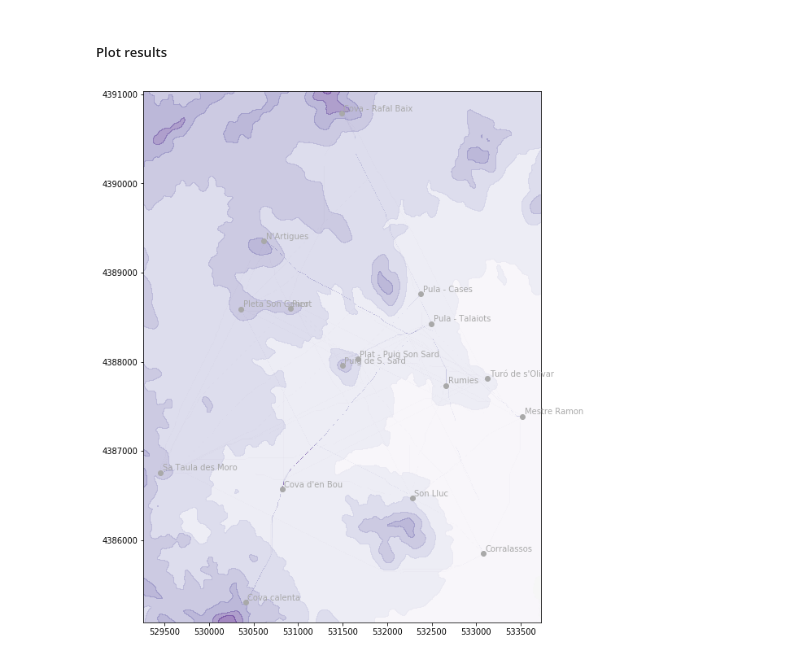
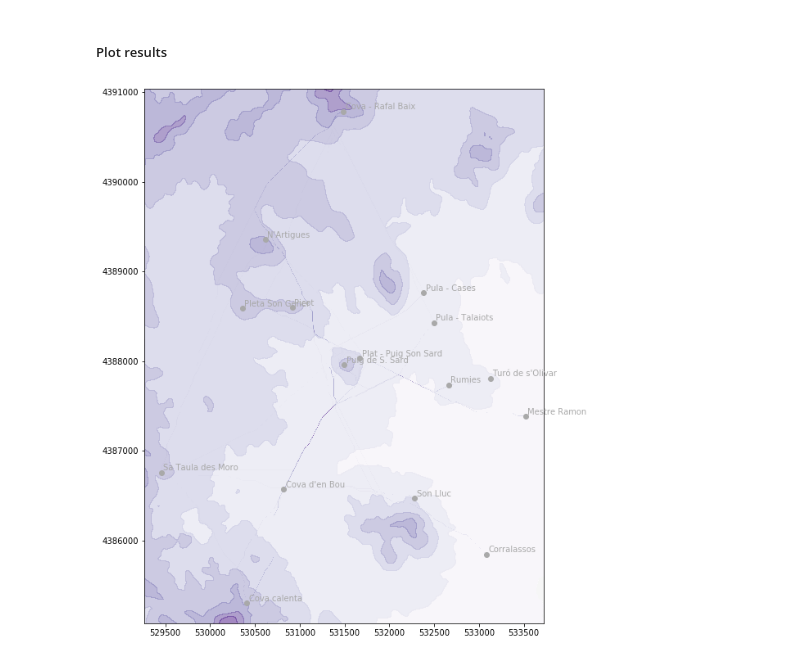
Before and after one commit to mllobera/netsim, a Jupyter notebook: notebooks/CaseStudy1.ipynb, the cells around one changed output. Drawn from its saved outputs; the diff is of its cells as text; code cells hidden in the pictures.

```diff
--- a/notebooks/CaseStudy1.ipynb
+++ b/notebooks/CaseStudy1.ipynb
@@ -17,10 +15,10 @@ SyntaxError: invalid syntax (netgen.py, line 195)
 # %%
 fn = r'..\data\case_study\DEM4.tif'
 # %%
-dem, meta = utils.read_raster(fn)
+dem, profile = utils.read_raster(fn)
 # %%
 #find the cellsize of the dem
-cellsize = meta['affine'].a
+cellsize = profile['transform'].a
 cellsize
 # %% [output]
 5.0
@@ -161,7 +158,7 @@ cost_dict={
     'dem': dem,
     'netcost': np.zeros_like(dem),
     'cellsize': cellsize,
-    'weight': 0.5,
+    'weight': 0.3,
     'coef': coef
 }
 # %% [markdown]
@@ -190,7 +187,7 @@ g, paths, netpaths = ns.simulation(df, df_net, cost_dict, netsim_dict)
 # %% [markdown]
 ##### Plot results
 # %%
-utils.plot_map({'ras':dem, 'meta':meta, 'paths':paths}, loc={'df':df, 'label':'name'}, cmap='magma',
-               figsize=(20,12), save='eraseme')
+utils.plot_map({'ras':dem, 'profile':profile, 'paths':paths}, loc={'df':df, 'label':'name'}, cmap='magma',
+               figsize=(20,12))
 # %% [output]
-[figure, old version]
+[figure, new version]
```
Also changed, not shown: parts of 6 cells of this notebook, 5 other files.
